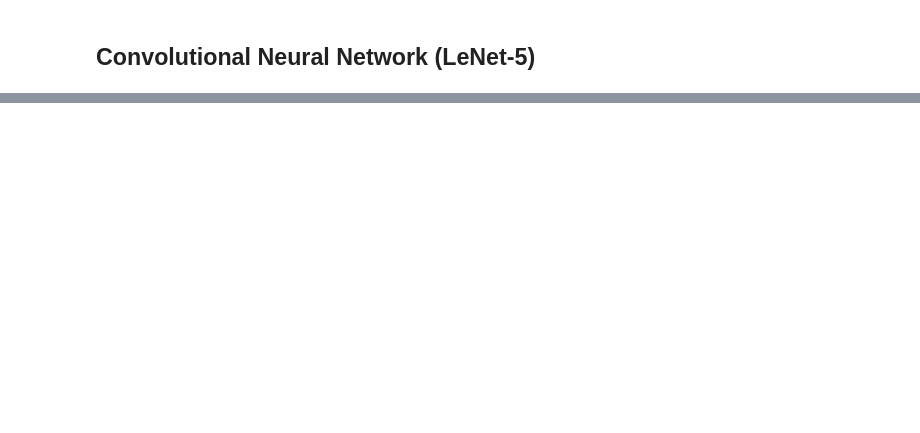
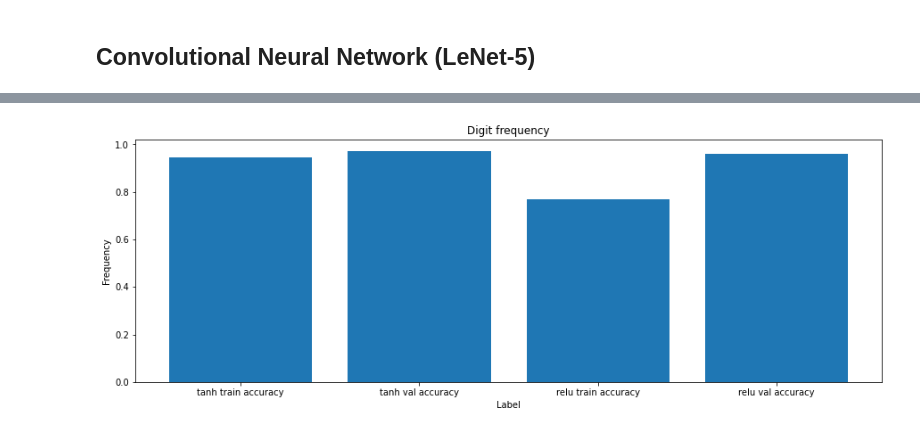
Before and after one commit to JohannaJo/INF264-project-3, a Jupyter notebook: Project 3.ipynb, the cells around one changed output, grey strips where cells are left out. Saved outputs shown, nothing was run; the diff lists cells and outputs as text; code cells hidden in the pictures; blank space fills up the shorter version.

Commit message:
Tanh is better than relu for CNN

```diff
--- a/Project 3.ipynb
+++ b/Project 3.ipynb
@@ -470,6 +463,8 @@ LeNet_model.compile(loss= 'categorical_crossentropy', optimizer= 'SGD', metrics=
 # %%
 # Test run of LeNet-5 model
 batch_size = 32
-epocs = 10
-
-LeNet_model.fit(X_train_4d, y_train_onehot, validation_data=(X_val_4d, y_val_onehot), batch_size = batch_size, epochs = epocs, verbose = 1)
+epocs = 8
+leNet_model_tanh = leNet_5_setup(activation_function = 'tanh')
+tanh_leNet_history = leNet_model_tanh.fit(X_train_4d, y_train_onehot, validation_data=(X_val_4d, y_val_onehot), batch_size = batch_size, epochs = epocs, verbose = 1)
+leNet_model_relu = leNet_5_setup(activation_function = 'relu')
+relu_leNet_history = leNet_model_relu.fit(X_train_4d, y_train_onehot, validation_data=(X_val_4d, y_val_onehot), batch_size = batch_size, epochs = epocs, verbose = 1)
@@ -475,0 +489,18 @@ LeNet_model.fit(X_train_4d, y_train_onehot, validation_data=(X_val_4d, y_val_one
+# %%
+acc_dict = {}
+acc_dict['tanh train accuracy'] = tanh_leNet_history.history['accuracy'][0]
+acc_dict['tanh val accuracy'] = tanh_leNet_history.history['val_accuracy'][0]
+acc_dict['relu train accuracy'] = relu_leNet_history.history['accuracy'][0]
+acc_dict['relu val accuracy'] = relu_leNet_history.history['val_accuracy'][0]
+# %%
+# Histogram
+names = list(acc_dict.keys())
+values = list(acc_dict.values())
+fig = plt.figure(figsize=(15,5))
+plt.bar(names, values)
+#plt.xticks(np.arange(0, 10))
+plt.ylabel('Frequency')
+plt.xlabel('Label')
+plt.title("Digit frequency");
+# %% [output]
+[figure, added]
```
Also changed, not shown: parts of 4 cells of this notebook.
